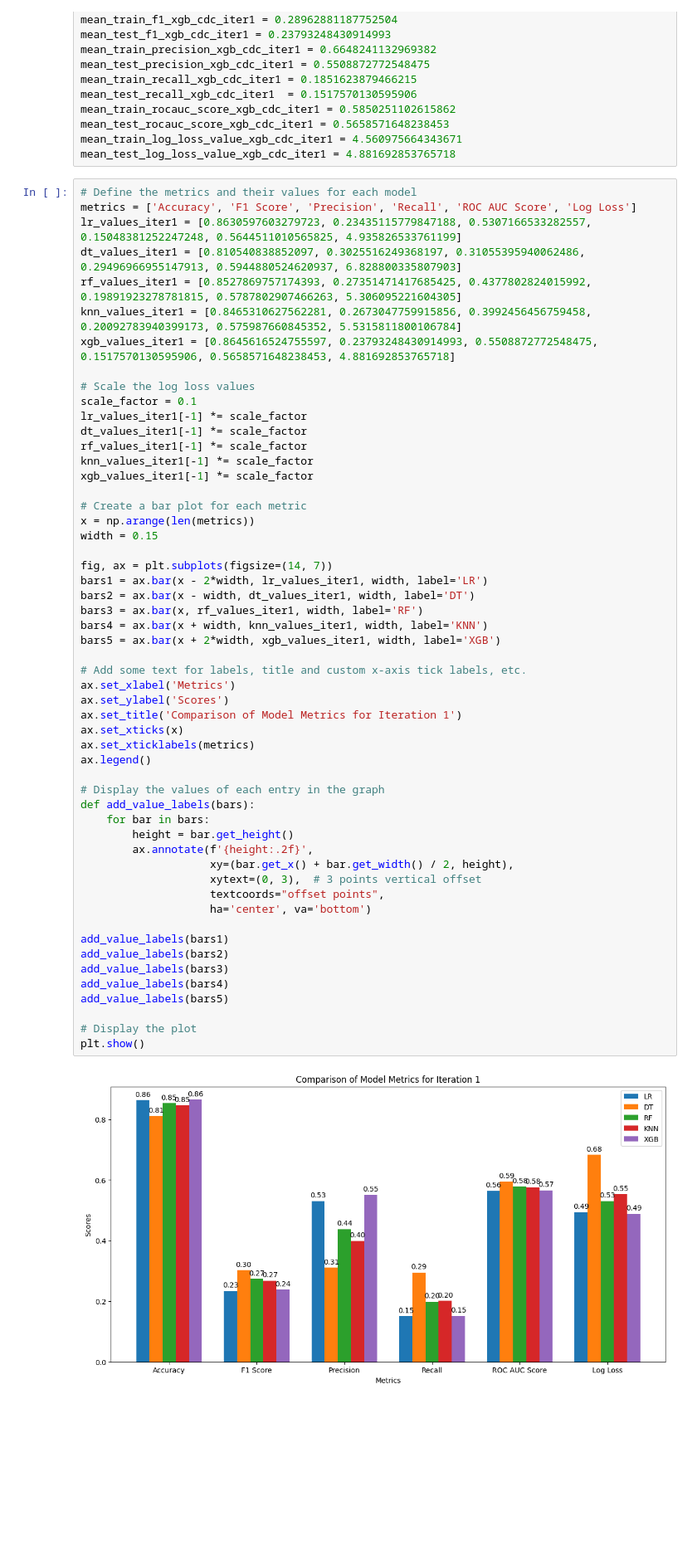
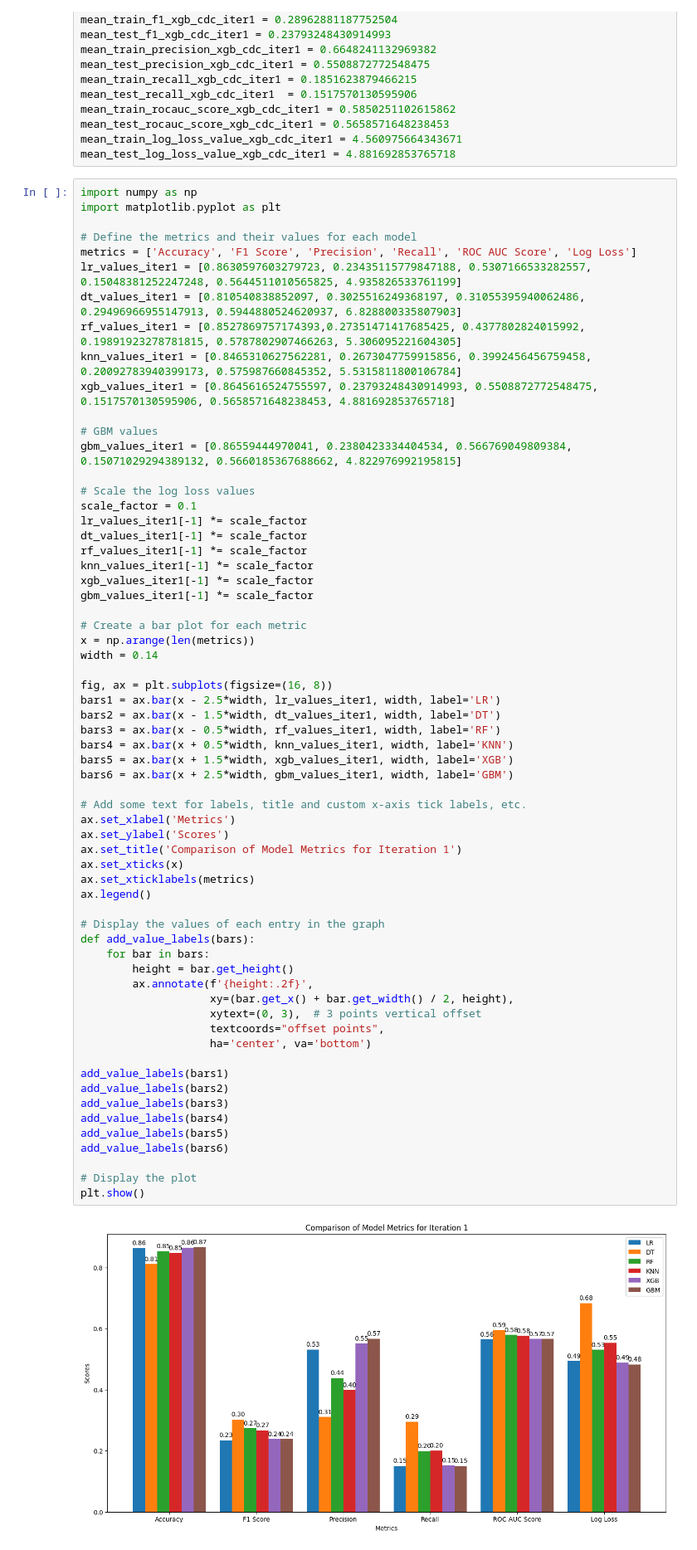
Before and after one commit to kapsoniiisc/diabetes-dsp-project, a Jupyter notebook: Code/15-Model_development_Summary_cdc_data.ipynb, the cells around one changed output. Shown at 83% size. Drawn from its saved outputs; the diff is of its cells as text; blank space fills up the shorter version.

```diff
--- a/Code/15-Model_development_Summary_cdc_data.ipynb
+++ b/Code/15-Model_development_Summary_cdc_data.ipynb
@@ -95,13 +95,19 @@ mean_test_rocauc_score_xgb_cdc_iter1 = 0.5658571648238453
 mean_train_log_loss_value_xgb_cdc_iter1 = 4.560975664343671
 mean_test_log_loss_value_xgb_cdc_iter1 = 4.881692853765718
 # %%
+import numpy as np
+import matplotlib.pyplot as plt
+
 # Define the metrics and their values for each model
 metrics = ['Accuracy', 'F1 Score', 'Precision', 'Recall', 'ROC AUC Score', 'Log Loss']
 lr_values_iter1 = [0.8630597603279723, 0.23435115779847188, 0.5307166533282557, 0.15048381252247248, 0.5644511010565825, 4.935826533761199]
 dt_values_iter1 = [0.810540838852097, 0.3025516249368197, 0.31055395940062486, 0.29496966955147913, 0.5944880524620937, 6.828800335807903]
-rf_values_iter1 = [0.8527869757174393, 0.27351471417685425, 0.4377802824015992, 0.19891923278781815, 0.5787802907466263, 5.306095221604305]
+rf_values_iter1 = [0.8527869757174393,0.27351471417685425, 0.4377802824015992, 0.19891923278781815, 0.5787802907466263, 5.306095221604305]
 knn_values_iter1 = [0.8465310627562281, 0.2673047759915856, 0.3992456456759458, 0.20092783940399173, 0.575987660845352, 5.5315811800106784]
 xgb_values_iter1 = [0.8645616524755597, 0.23793248430914993, 0.5508872772548475, 0.1517570130595906, 0.5658571648238453, 4.881692853765718]
+
+# GBM values
+gbm_values_iter1 = [0.86559444970041, 0.2380423334404534, 0.566769049809384, 0.15071029294389132, 0.5660185367688662, 4.822976992195815]
 
 # Scale the log loss values
 scale_factor = 0.1
@@ -110,46 +116,49 @@ dt_values_iter1[-1] *= scale_factor
 rf_values_iter1[-1] *= scale_factor
 knn_values_iter1[-1] *= scale_factor
 xgb_values_iter1[-1] *= scale_factor
+gbm_values_iter1[-1] *= scale_factor
 
 # Create a bar plot for each metric
 x = np.arange(len(metrics))
-width = 0.15
+width = 0.14
 
-fig, ax = plt.subplots(figsize=(14, 7))
-bars1 = ax.bar(x - 2*width, lr_values_iter1, width, label='LR')
-bars2 = ax.bar(x - width, dt_values_iter1, width, label='DT')
-bars3 = ax.bar(x, rf_values_iter1, width, label='RF')
-bars4 = ax.bar(x + width, knn_values_iter1, width, label='KNN')
-bars5 = ax.bar(x + 2*width, xgb_values_iter1, width, label='XGB')
+fig, ax = plt.subplots(figsize=(16, 8))
+bars1 = ax.bar(x - 2.5*width, lr_values_iter1, width, label='LR')
+bars2 = ax.bar(x - 1.5*width, dt_values_iter1, width, label='DT')
+bars3 = ax.bar(x - 0.5*width, rf_values_iter1, width, label='RF')
+bars4 = ax.bar(x + 0.5*width, knn_values_iter1, width, label='KNN')
+bars5 = ax.bar(x + 1.5*width, xgb_values_iter1, width, label='XGB')
+bars6 = ax.bar(x + 2.5*width, gbm_values_iter1, width, label='GBM')
 
 # Add some text for labels, title and custom x-axis tick labels, etc.
 ax.set_xlabel('Metrics')
 ax.set_ylabel('Scores')
 ax.set_title('Comparison of Model Metrics for Iteration 1')
 ax.set_xticks(x)
 ax.set_xticklabels(metrics)
 ax.legend()
 
 # Display the values of each entry in the graph
 def add_value_labels(bars):
     for bar in bars:
         height = bar.get_height()
         ax.annotate(f'{height:.2f}',
                     xy=(bar.get_x() + bar.get_width() / 2, height),
                     xytext=(0, 3),  # 3 points vertical offset
                     textcoords="offset points",
                     ha='center', va='bottom')
 
 add_value_labels(bars1)
 add_value_labels(bars2)
 add_value_labels(bars3)
 add_value_labels(bars4)
 add_value_labels(bars5)
+add_value_labels(bars6)
 
 # Display the plot
 plt.show()
 # %% [output]
-[figure, old version]
+[figure, new version]
 # %% [markdown]
 <div style="background-color:white;font-size:15px;font-family:Georgia;border-style: solid;border-color: #254E58;border-width:3px;padding:10px;margin: 1px;color:#254E58;overflow:hidden">
 
```
Also changed, not shown: parts of 4 cells of this notebook, 3 other files.
